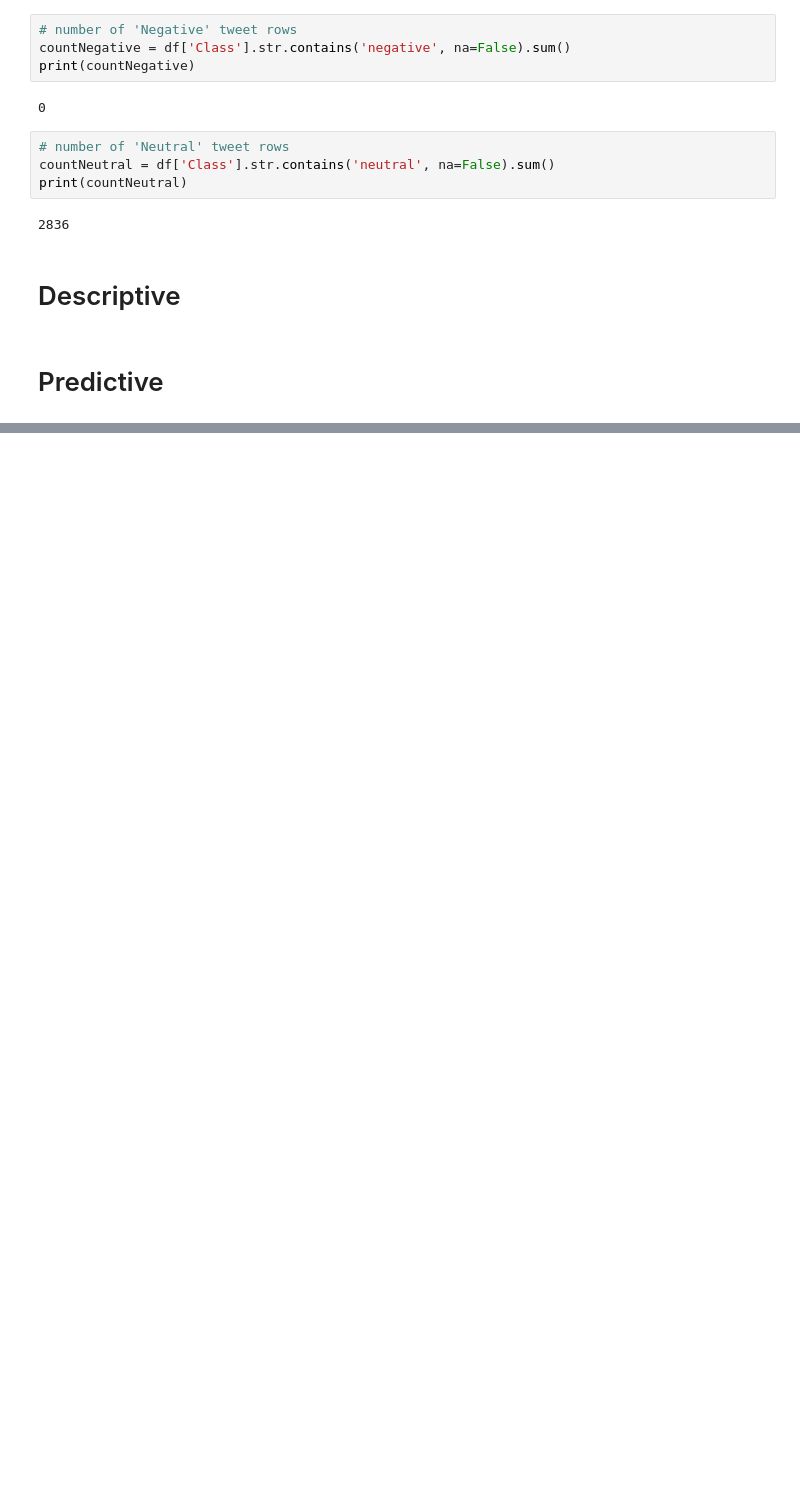
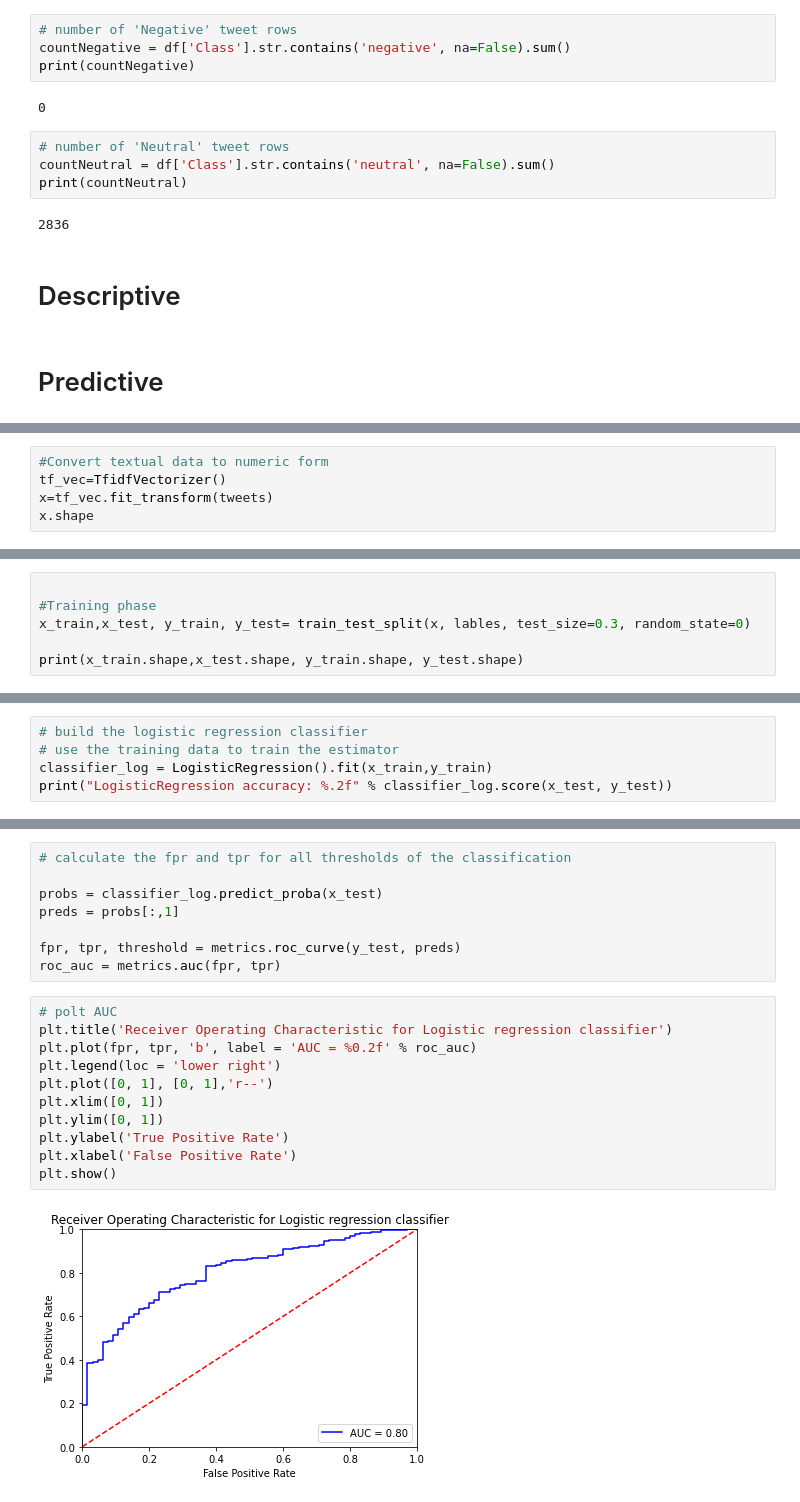
Before and after one commit to RaneemAlRushud/MatchaTweets-SentimentAnalysis, a Jupyter notebook: SWE486-Phase#3-Group#7.ipynb, the cells around one changed output, grey strips where cells are left out. Drawn from its saved outputs; the diff is of its cells as text; blank space fills up the shorter version.

```diff
--- a/SWE486-Phase#3-Group#7.ipynb
+++ b/SWE486-Phase#3-Group#7.ipynb
@@ -73,0 +91,5 @@ print(countNeutral)
+# %%
+#Convert textual data to numeric form
+tf_vec=TfidfVectorizer()
+x=tf_vec.fit_transform(tweets)
+x.shape
@@ -73,0 +98,6 @@ print(countNeutral)
+# %%
+
+#Training phase
+x_train,x_test, y_train, y_test= train_test_split(x, lables, test_size=0.3, random_state=0)
+
+print(x_train.shape,x_test.shape, y_train.shape, y_test.shape)
@@ -75,0 +108,5 @@ print(countNeutral)
+# %%
+# build the logistic regression classifier
+# use the training data to train the estimator
+classifier_log = LogisticRegression().fit(x_train,y_train)
+print("LogisticRegression accuracy: %.2f" % classifier_log.score(x_test, y_test))
@@ -76 +158,22 @@ print(countNeutral)
+# %%
+# calculate the fpr and tpr for all thresholds of the classification
+
+probs = classifier_log.predict_proba(x_test)
+preds = probs[:,1]
+
+fpr, tpr, threshold = metrics.roc_curve(y_test, preds)
+roc_auc = metrics.auc(fpr, tpr)
+# %%
+# polt AUC
+plt.title('Receiver Operating Characteristic for Logistic regression classifier')
+plt.plot(fpr, tpr, 'b', label = 'AUC = %0.2f' % roc_auc)
+plt.legend(loc = 'lower right')
+plt.plot([0, 1], [0, 1],'r--')
+plt.xlim([0, 1])
+plt.ylim([0, 1])
+plt.ylabel('True Positive Rate')
+plt.xlabel('False Positive Rate')
+plt.show()
+# %% [output]
+[figure, added]
 # %% [markdown]
```
Also changed, not shown: parts of 18 cells of this notebook, 1 other file.
